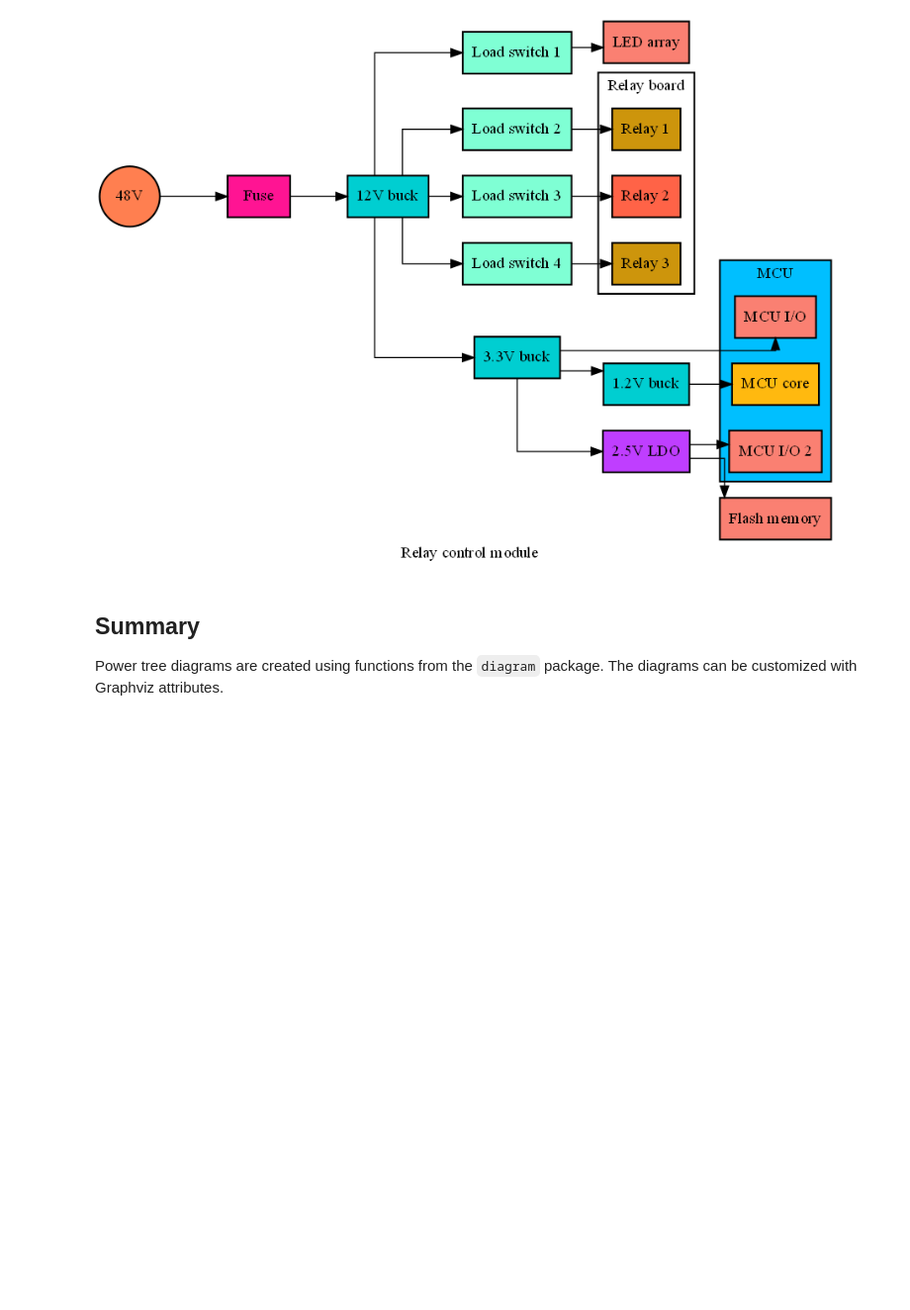
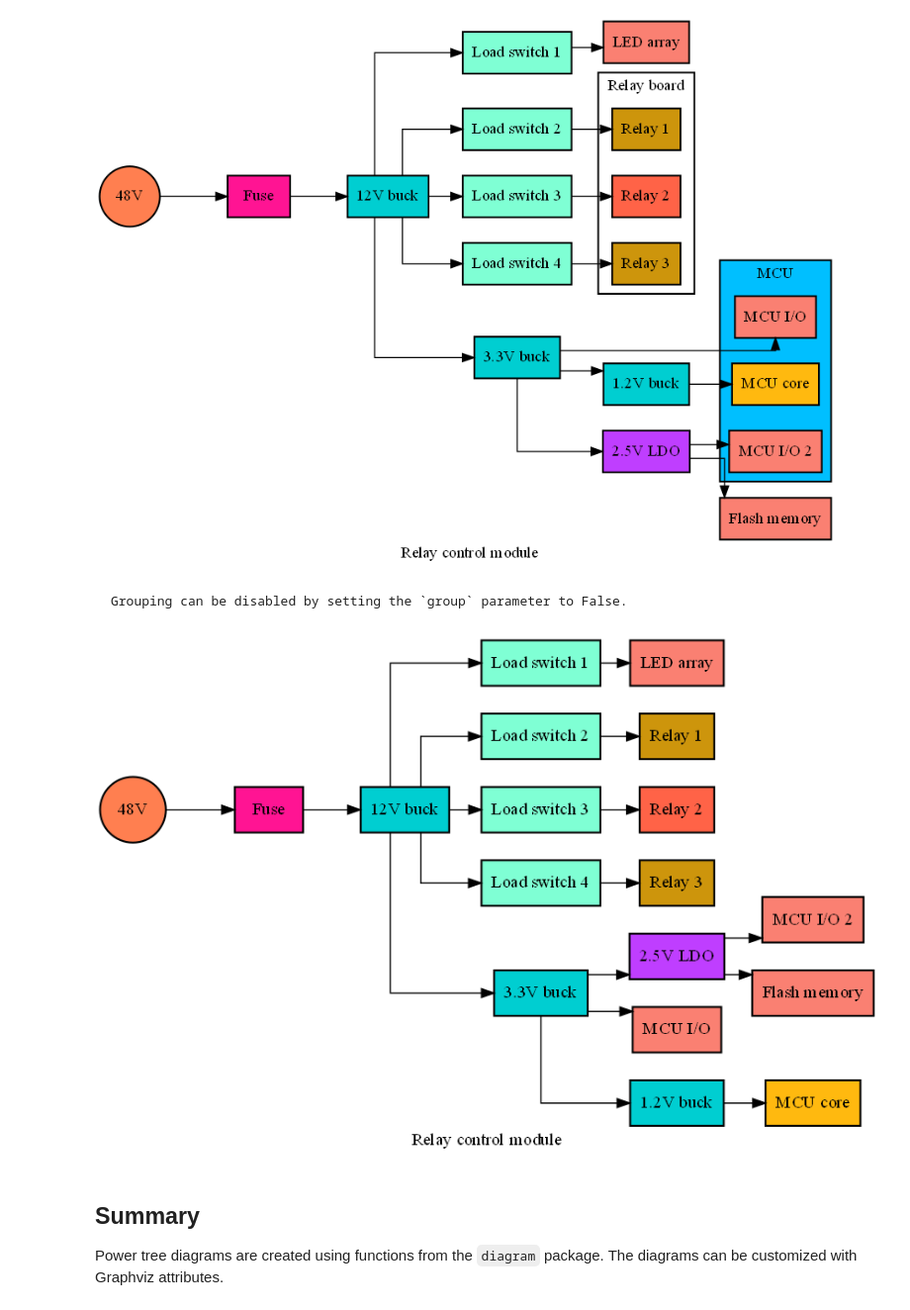
Before and after one commit to geddy11/sysloss, a Jupyter notebook: docs/nb/Diagrams.ipynb, the cells around one changed output. Shown: that part at 99% size. Saved outputs shown, nothing was run; the diff lists cells and outputs as text; code cells hidden in the pictures; blank space fills up the shorter version.

Commit message:
feat: add group parameter to make_diag() function

````diff
--- a/docs/nb/Diagrams.ipynb
+++ b/docs/nb/Diagrams.ipynb
@@ -156,6 +156,14 @@ my_conf["edge"]["arrowhead"] = "normal"
 sd.make_diag(rcm, config=my_conf)
 # %% [output]
 [figure]
+# %% [markdown]
+```{tip}
+Grouping can be disabled by setting the `group` parameter to False.
+```
+# %%
+sd.make_diag(rcm, group=False, config=my_conf)
+# %% [output]
+[figure, added]
 # %% [markdown]
 ## Summary
 Power tree diagrams are created using functions from the `diagram` package. The diagrams can be customized with Graphviz attributes.
````
Also changed, not shown: 2 other files.
